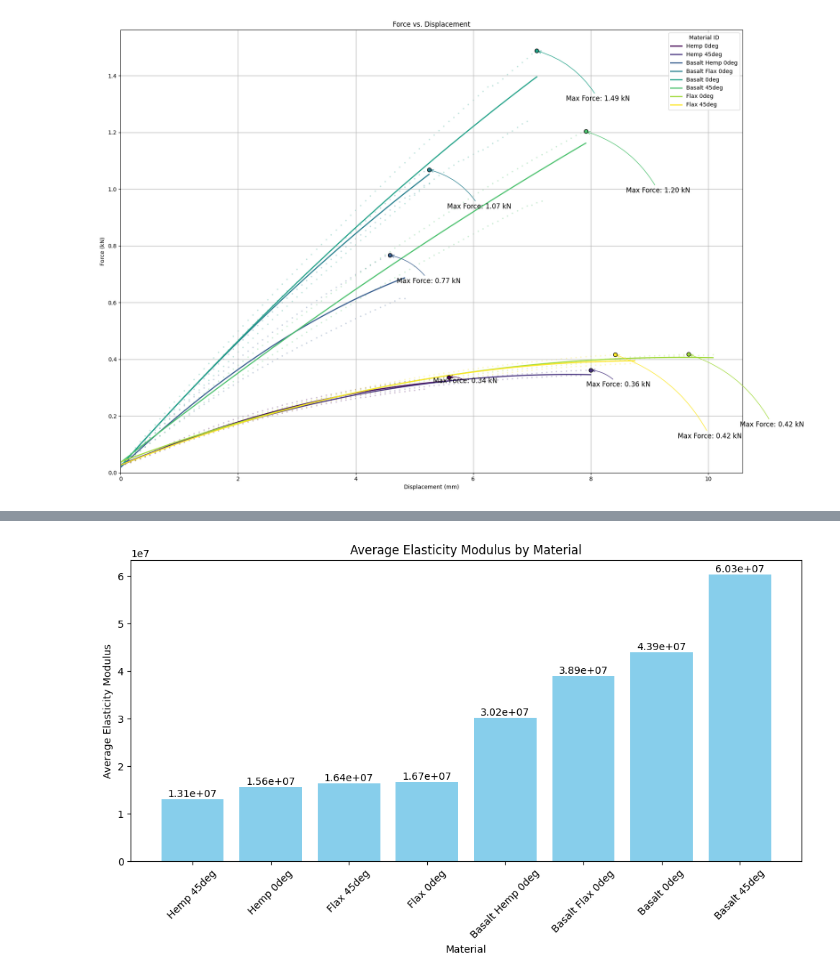
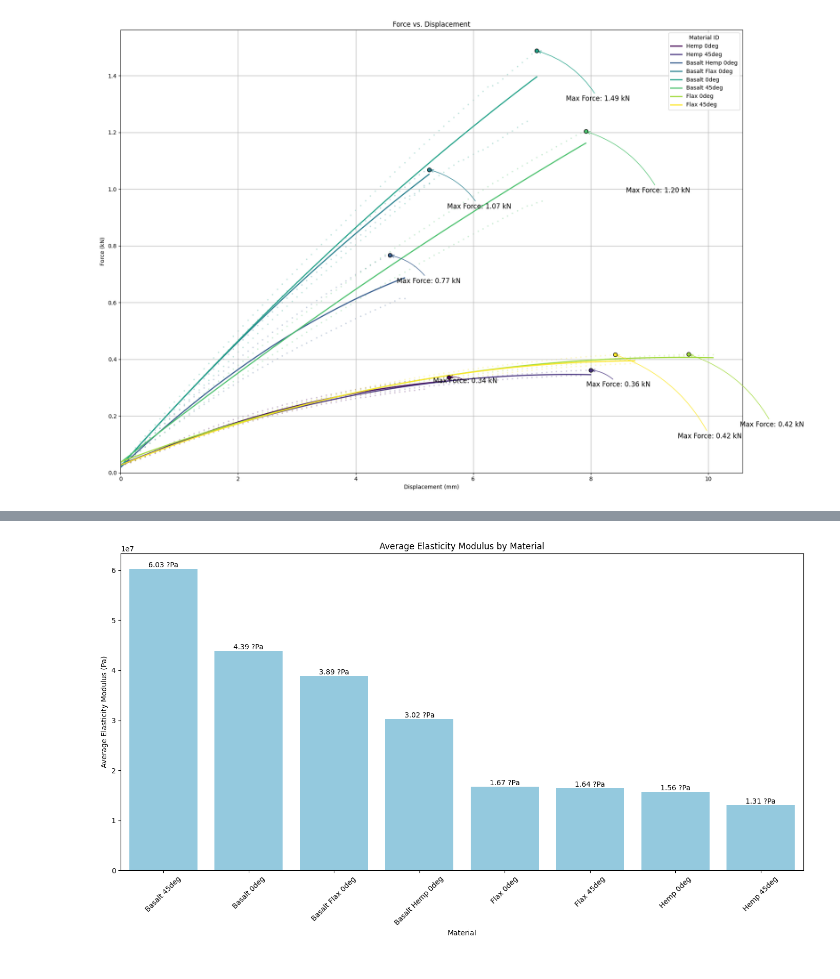
Before and after one commit to jamesbardin/ts_t, a Jupyter notebook: flexural.ipynb, the cells around one changed output, grey strips where cells are left out. Cells and saved outputs as stored; diff of their text form; code cells hidden in the pictures.

```diff
--- a/flexural.ipynb
+++ b/flexural.ipynb
@@ -263,7 +263,6 @@ import numpy as np
 import matplotlib.pyplot as plt
 from scipy.stats import linregress
 
-plt.style.use('default')  # Use a more sophisticated style
 
 unique_materials = combined_df['Material_ID'].unique()
 colors = plt.cm.viridis(np.linspace(0, 1, len(unique_materials)))  # Use viridis colormap
@@ -453,44 +452,48 @@ for material_id in df['Material_ID'].unique():
     d = material_properties[material_id]['d']
 
     # Calculate numerator and denominator using the specific b and d
     nume = material_df['Force'].max() * (0.17**3) * 1000
     deno = material_df['Displacement'].max() * 4 * b * (d**3)
 
     # Calculate elasticity modulus for the current material
     elasticity_modulus = nume / deno
     # Calculate the average elasticity modulus for the material
     avg_modulus = elasticity_modulus.mean()
     average_elasticity_modulus.append(avg_modulus)
 
 # Assuming the number of unique materials matches the length of average_elasticity_modulus
 materials = list(df['Material_ID'].unique())
 
 materials_modulus = list(zip(materials, average_elasticity_modulus))
 
 # Sort the list of tuples by the average elasticity modulus (the second element of each tuple)
-sorted_materials_modulus = sorted(materials_modulus, key=lambda x: x[1])
+sorted_materials_modulus = sorted(materials_modulus, key=lambda x: x[1], reverse=True)
 
 # Unzip the sorted list of tuples back into two lists
 sorted_materials, sorted_average_elasticity_modulus = zip(*sorted_materials_modulus)
 
-# Creating the sorted bar plot
-plt.figure(figsize=(10, 6))
-bars = plt.bar(sorted_materials, sorted_average_elasticity_modulus, color='skyblue')
+# Create a DataFrame from the sorted materials modulus information
+modulus_df = pd.DataFrame(sorted_materials_modulus, columns=['Material', 'Average_Elasticity_Modulus'])
+
+# Plot using seaborn
+plt.figure(figsize=(14, 8))
+modulus_plot = sns.barplot(x='Material', y='Average_Elasticity_Modulus', data=modulus_df, color='skyblue')
+
+plt.title("Average Elasticity Modulus by Material")
 plt.xlabel('Material')
-plt.ylabel('Average Elasticity Modulus')
-plt.title('Average Elasticity Modulus by Material')
+plt.ylabel('Average Elasticity Modulus (Pa)')
 
-for bar in bars:
+# Add labels on top of each bar
+for bar in modulus_plot.patches:
     height = bar.get_height()
-    annotation = "{:.2e}".format(height)
-    plt.text(bar.get_x() + bar.get_width() / 2.0, height, annotation, ha='center', va='bottom')
-
+    annotations = "{:.2f} ?Pa".format(height/10000000)
+    plt.text(bar.get_x() + bar.get_width() / 2.0, height, annotations, ha='center', va='bottom')
 
 plt.xticks(rotation=45)  # Rotate the material names for better readability
 plt.tight_layout()
 plt.show()
 # %% [output]
-[figure, old version]
+[figure, new version]
 # %%
 average_flexural_strength = []
 
```
Also changed, not shown: parts of 4 cells of this notebook, 2 other files.
